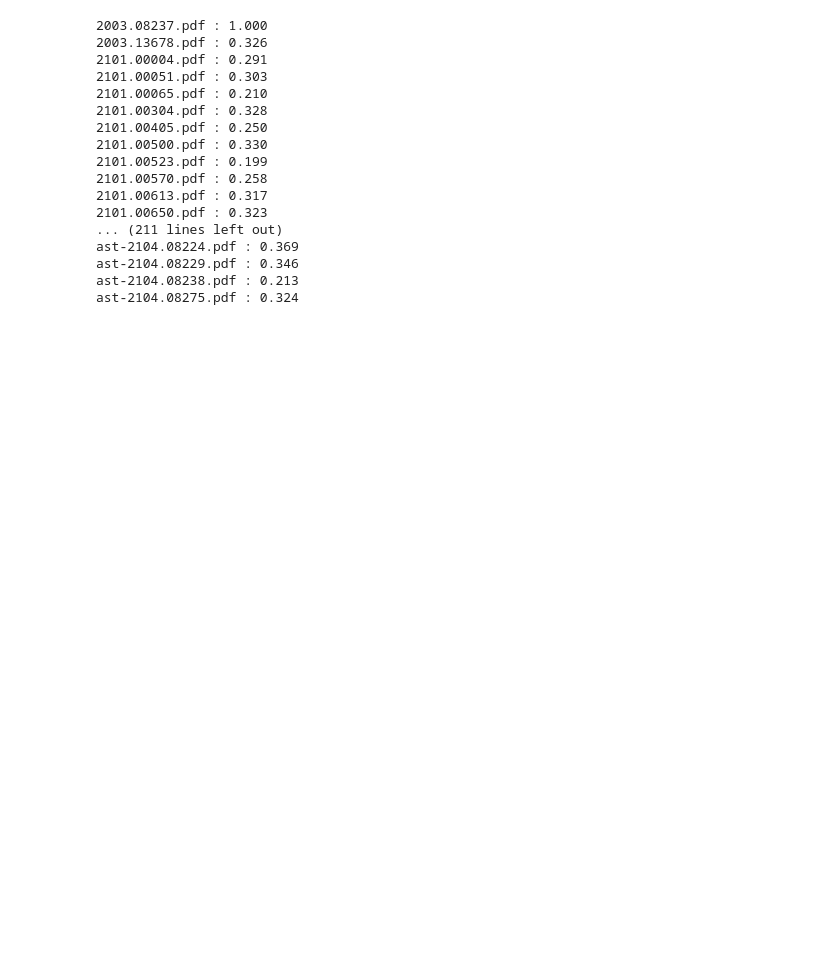
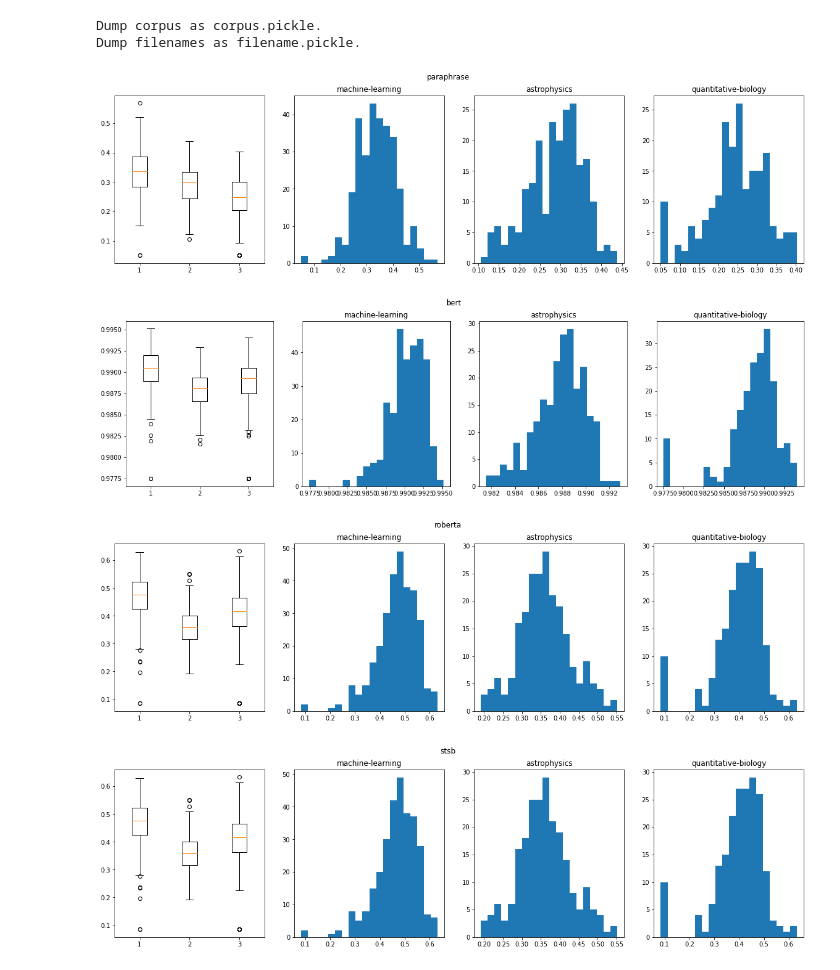
Before and after one commit to kuboshu/study_nlp_similarity, a Jupyter notebook: paper.ipynb, the cells around one changed output. Drawn from its saved outputs; the diff is of its cells as text; code cells hidden in the pictures; blank space fills up the shorter version.

Commit message:
[update:notebook]分類スコアの結果が出た

```diff
--- a/paper.ipynb
+++ b/paper.ipynb
@@ -44,0 +74,8 @@ sentence_embeddings = model.encode(corpus)
+# %%
+if USE_DUMPED_CORPUS:
+    corpus, filenames = load_corpus()
+else:
+    corpus, filenames = generate_corpus(LIMITNUM, RECURSIVE)
+# %% [output]
+Dump corpus as corpus.pickle.
+Dump filenames as filename.pickle.
@@ -45,24 +94,38 @@ sentence_embeddings = model.encode(corpus)
 # %%
 def cossim(v1, v2):
-    return np.dot(v1, v2) / (np.linalg.norm(v1) * np.linalg.norm(v2))
+    """
+    コサイン類似度
+    """
+    return np.dot(v1, v2) / (np.linalg.norm(v1) * np.linalg.norm(v2) + 1e-6)
-# %%
-for i in range(len(sentence_embeddings)):
-    print("{} : {:.3f}".format(filenames[i], cossim(sentence_embeddings[0], sentence_embeddings[i])))
-# %% [output]
-2003.08237.pdf : 1.000
-2003.13678.pdf : 0.326
-2101.00004.pdf : 0.291
-2101.00051.pdf : 0.303
-2101.00065.pdf : 0.210
-2101.00304.pdf : 0.328
-2101.00405.pdf : 0.250
-2101.00500.pdf : 0.330
-2101.00523.pdf : 0.199
-2101.00570.pdf : 0.258
-2101.00613.pdf : 0.317
-2101.00650.pdf : 0.323
-... (211 lines left out)
-ast-2104.08224.pdf : 0.369
-ast-2104.08229.pdf : 0.346
-ast-2104.08238.pdf : 0.213
-ast-2104.08275.pdf : 0.324
+# %%
+score_ast = {model: [] for model in models}
+score_ml = {model: [] for model in models}
+score_bio = {model: [] for model in models}
+for model in tqdm.notebook.tqdm(models):
+    for i in range(len(sentence_embeddings[model])):
+        score = cossim(sentence_embeddings[model][0], sentence_embeddings[model][i])
+        if 'bio' in filenames[i]:
+            score_bio[model].append(score)
+        elif 'ml' in filenames[i]:
+            score_ml[model].append(score)
+        elif 'ast' in filenames[i]:
+            score_ast[model].append(score)
+        else:
+            pass
+# %%
+for num, model in enumerate(models):
+    fig, ax = plt.subplots(1, 4, figsize=(20, 5))
+    fig.suptitle(model)
+    ax[0].boxplot((score_ml[model], score_ast[model], score_bio[model]))
+    ax[1].set_title('machine-learning')
+    ax[1].hist(score_ml[model], bins=20)
+    ax[2].set_title('astrophysics')
+    ax[2].hist(score_ast[model], bins=20)
+    ax[3].set_title('quantitative-biology')
+    ax[3].hist(score_bio[model], bins=20)
+    plt.show()
+# %% [output]
+[figure, added]
+[figure, added]
+[figure, added]
+[figure, added]
```
Also changed, not shown: parts of 8 cells of this notebook.
